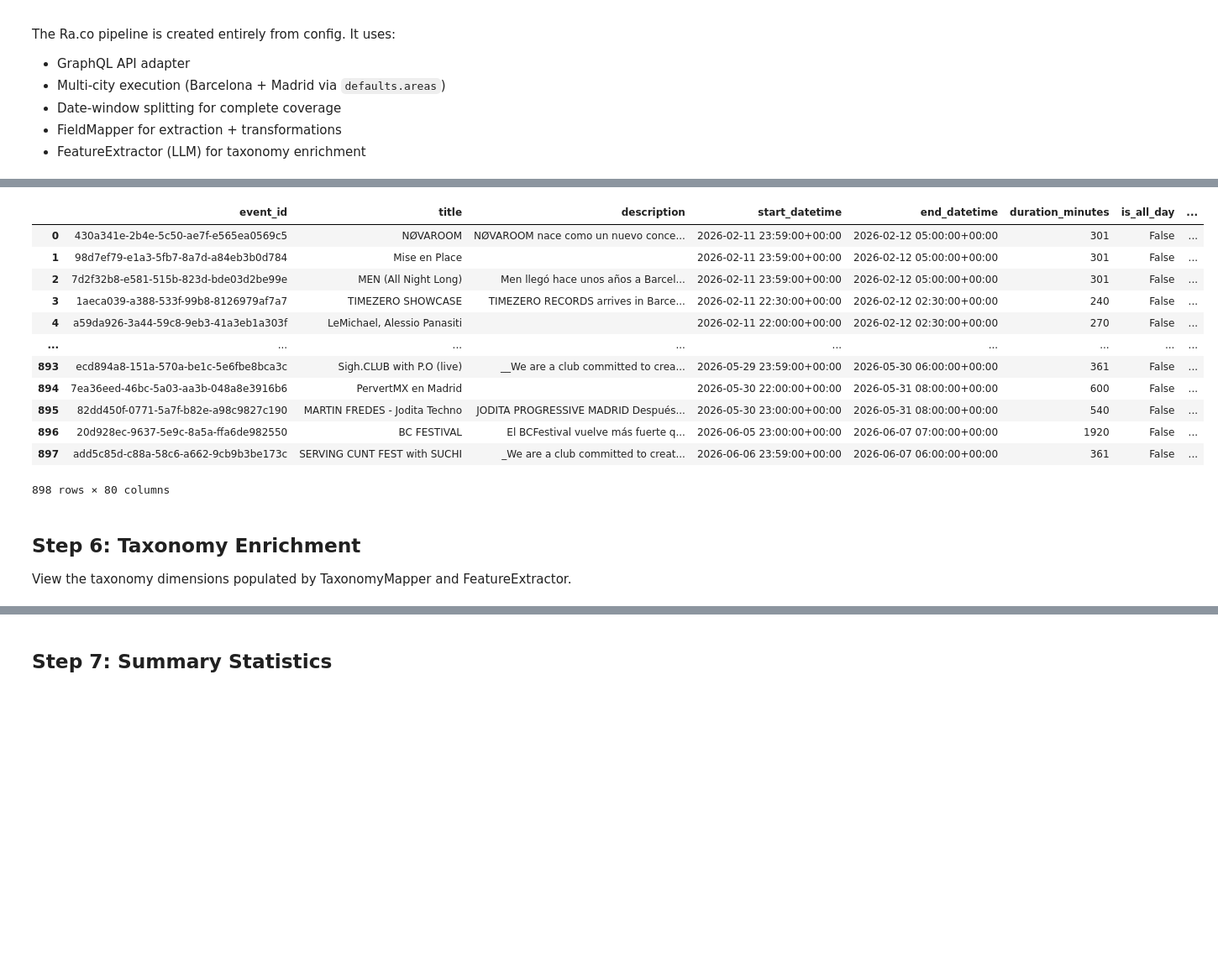
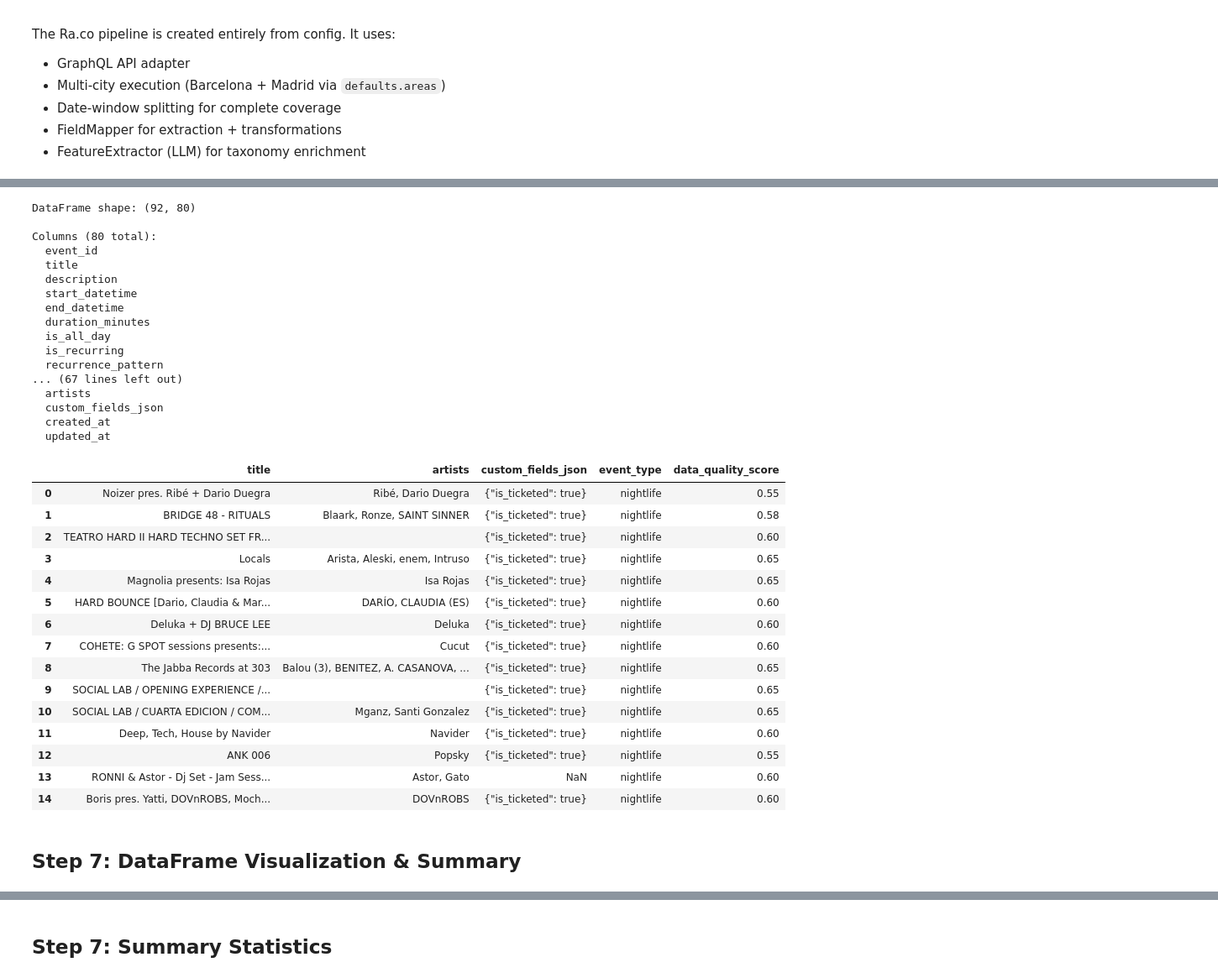
Before and after one commit to josegarciav/event-intelligence-platform, a Jupyter notebook: notebooks/pipeline_mock.ipynb, the cells around one changed output, grey strips where cells are left out. Shown at 84% size. Cells and saved outputs as stored; diff of their text form; code cells hidden in the pictures; blank space fills up the shorter version.

```diff
--- a/notebooks/pipeline_mock.ipynb
+++ b/notebooks/pipeline_mock.ipynb
@@ -284,22 +387,50 @@ for col in df.columns:
 # %%
-# Show key columns
-df
+# Build DataFrame from deduplicated events
+df = ra_co.to_dataframe(deduplicated_events)
+
+print(f"DataFrame shape: {df.shape}")
+print(f"\nColumns ({len(df.columns)} total):")
+for col in df.columns:
+    print(f"  {col}")
+
+# Show key fields for artists verification
+key_cols = ["title", "artists", "custom_fields_json", "event_type", "data_quality_score"]
+available = [c for c in key_cols if c in df.columns]
+df[available].head(15)
 # %% [output]
+DataFrame shape: (92, 80)
+
+Columns (80 total):
+  event_id
+  title
+  description
+  start_datetime
+  end_datetime
+  duration_minutes
+  is_all_day
+  is_recurring
+  recurrence_pattern
+... (67 lines left out)
+  artists
+  custom_fields_json
+  created_at
+  updated_at
-|  | event_id | title | description | start_datetime | end_datetime | duration_minutes | is_all_day | ... |
-| 0 | 430a341e-2b4e-5c50-ae7f-e565ea0569c5 | NØVAROOM | NØVAROOM nace como un nuevo conce... | 2026-02-11 23:59:00+00:00 | 2026-02-12 05:00:00+00:00 | 301 | False | ... |
-| 1 | 98d7ef79-e1a3-5fb7-8a7d-a84eb3b0d784 | Mise en Place |  | 2026-02-11 23:59:00+00:00 | 2026-02-12 05:00:00+00:00 | 301 | False | ... |
-| 2 | 7d2f32b8-e581-515b-823d-bde03d2be99e | MEN (All Night Long) | Men llegó hace unos años a Barcel... | 2026-02-11 23:59:00+00:00 | 2026-02-12 05:00:00+00:00 | 301 | False | ... |
-| 3 | 1aeca039-a388-533f-99b8-8126979af7a7 | TIMEZERO SHOWCASE | TIMEZERO RECORDS arrives in Barce... | 2026-02-11 22:30:00+00:00 | 2026-02-12 02:30:00+00:00 | 240 | False | ... |
-| 4 | a59da926-3a44-59c8-9eb3-41a3eb1a303f | LeMichael, Alessio Panasiti |  | 2026-02-11 22:00:00+00:00 | 2026-02-12 02:30:00+00:00 | 270 | False | ... |
-| ... | ... | ... | ... | ... | ... | ... | ... | ... |
-| 893 | ecd894a8-151a-570a-be1c-5e6fbe8bca3c | Sigh.CLUB with P.O (live) | __We are a club committed to crea... | 2026-05-29 23:59:00+00:00 | 2026-05-30 06:00:00+00:00 | 361 | False | ... |
-| 894 | 7ea36eed-46bc-5a03-aa3b-048a8e3916b6 | PervertMX en Madrid |  | 2026-05-30 22:00:00+00:00 | 2026-05-31 08:00:00+00:00 | 600 | False | ... |
-| 895 | 82dd450f-0771-5a7f-b82e-a98c9827c190 | MARTIN FREDES - Jodita Techno | JODITA PROGRESSIVE MADRID Después... | 2026-05-30 23:00:00+00:00 | 2026-05-31 08:00:00+00:00 | 540 | False | ... |
-| 896 | 20d928ec-9637-5e9c-8a5a-ffa6de982550 | BC FESTIVAL | El BCFestival vuelve más fuerte q... | 2026-06-05 23:00:00+00:00 | 2026-06-07 07:00:00+00:00 | 1920 | False | ... |
-| 897 | add5c85d-c88a-58c6-a662-9cb9b3be173c | SERVING CUNT FEST with SUCHI | _We are a club committed to creat... | 2026-06-06 23:59:00+00:00 | 2026-06-07 06:00:00+00:00 | 361 | False | ... |
+|  | title | artists | custom_fields_json | event_type | data_quality_score |
+| 0 | Noizer pres. Ribé + Dario Duegra | Ribé, Dario Duegra | {"is_ticketed": true} | nightlife | 0.55 |
+| 1 | BRIDGE 48 - RITUALS | Blaark, Ronze, SAINT SINNER | {"is_ticketed": true} | nightlife | 0.58 |
+| 2 | TEATRO HARD II HARD TECHNO SET FR... |  | {"is_ticketed": true} | nightlife | 0.60 |
+| 3 | Locals | Arista, Aleski, enem, Intruso | {"is_ticketed": true} | nightlife | 0.65 |
+| 4 | Magnolia presents: Isa Rojas | Isa Rojas | {"is_ticketed": true} | nightlife | 0.65 |
+| 5 | HARD BOUNCE [Dario, Claudia & Mar... | DARÍO, CLAUDIA (ES) | {"is_ticketed": true} | nightlife | 0.60 |
+| 6 | Deluka + DJ BRUCE LEE | Deluka | {"is_ticketed": true} | nightlife | 0.60 |
+| 7 | COHETE: G SPOT sessions presents:... | Cucut | {"is_ticketed": true} | nightlife | 0.60 |
+| 8 | The Jabba Records at 303 | Balou (3), BENITEZ, A. CASANOVA, ... | {"is_ticketed": true} | nightlife | 0.65 |
+| 9 | SOCIAL LAB / OPENING EXPERIENCE /... |  | {"is_ticketed": true} | nightlife | 0.65 |
+| 10 | SOCIAL LAB / CUARTA EDICION / COM... | Mganz, Santi Gonzalez | {"is_ticketed": true} | nightlife | 0.65 |
+| 11 | Deep, Tech, House by Navider | Navider | {"is_ticketed": true} | nightlife | 0.60 |
+| 12 | ANK 006 | Popsky | {"is_ticketed": true} | nightlife | 0.55 |
+| 13 | RONNI & Astor - Dj Set - Jam Sess... | Astor, Gato | NaN | nightlife | 0.60 |
+| 14 | Boris pres. Yatti, DOVnROBS, Moch... | DOVnROBS | {"is_ticketed": true} | nightlife | 0.60 |
-898 rows × 80 columns
 # %% [markdown]
-## Step 6: Taxonomy Enrichment
-
-View the taxonomy dimensions populated by TaxonomyMapper and FeatureExtractor.
+## Step 7: DataFrame Visualization & Summary
 # %%
```
Also changed, not shown: parts of 19 cells of this notebook, 15 other files.
